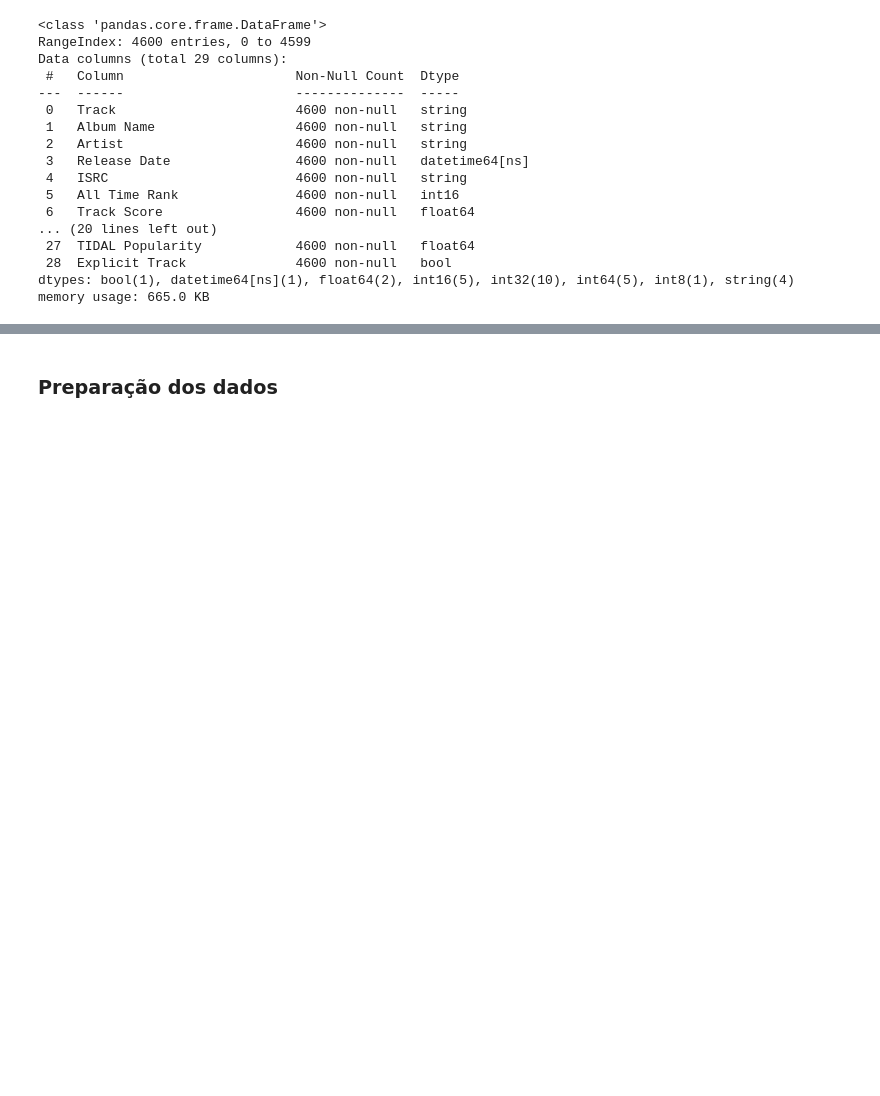
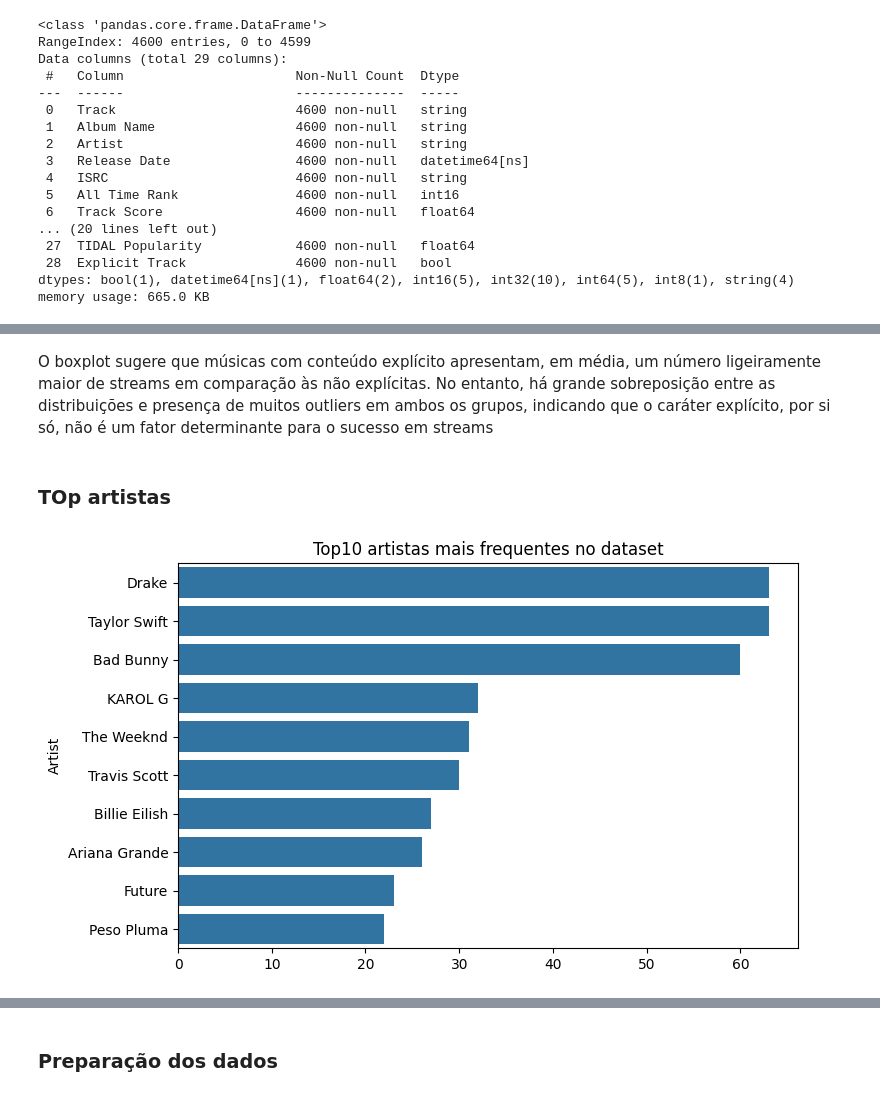
Before and after one commit to MizunoYudi/AD-Musicas-Mais-Tocadas, a Jupyter notebook: projeto.ipynb, the cells around one changed output, grey strips where cells are left out. Cells and saved outputs as stored; diff of their text form; code cells hidden in the pictures; blank space fills up the shorter version.

```diff
--- a/projeto.ipynb
+++ b/projeto.ipynb
@@ -577,0 +661,14 @@ memory usage: 665.0 KB
+# %% [markdown]
+O boxplot sugere que músicas com conteúdo explícito apresentam, em média, um número ligeiramente maior de streams em comparação às não explícitas. No entanto, há grande sobreposição entre as distribuições e presença de muitos outliers em ambos os grupos, indicando que o caráter explícito, por si só, não é um fator determinante para o sucesso em streams
+# %% [markdown]
+### TOp artistas
+# %%
+top_artistas = df_musicas['Artist'].value_counts().head(10)
+
+plt.figure(figsize=(8,5))
+sns.barplot(x=top_artistas.values, y=top_artistas.index)
+
+plt.title('Top10 artistas mais frequentes no dataset')
+plt.show()
+# %% [output]
+[figure, added]
```
Also changed, not shown: parts of 40 cells of this notebook.
